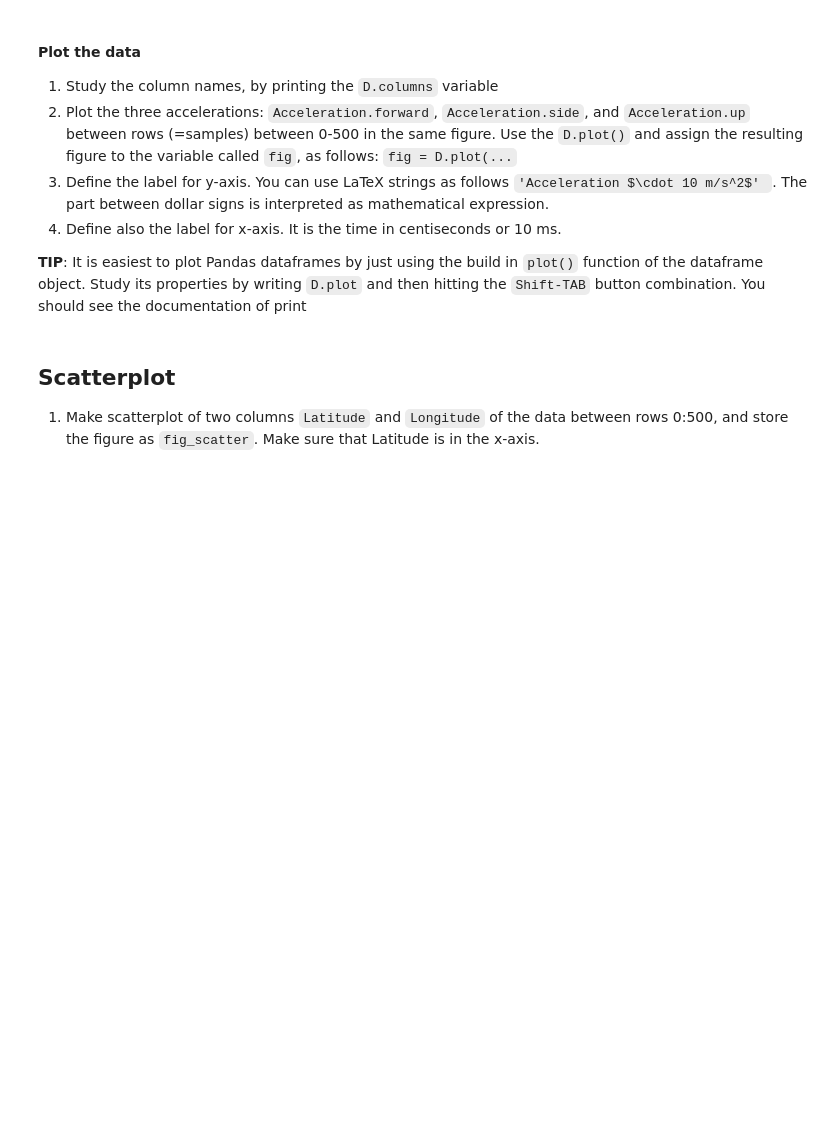
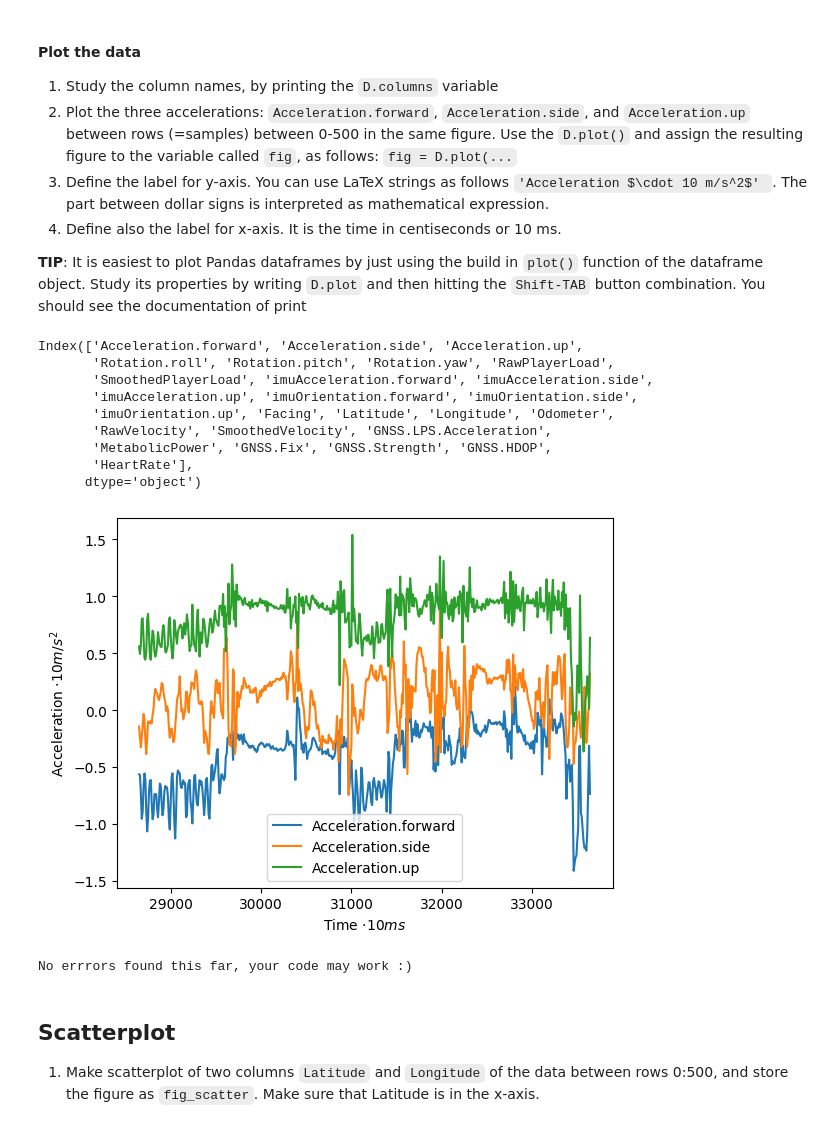
Before and after one commit to Hassan-Yousefi-Halvaei/Python-Codes, a Jupyter notebook: Exercises/Exercise2/Positioning_data.ipynb, the cells around one changed output. Cells and saved outputs as stored; diff of their text form; code cells hidden in the pictures; blank space fills up the shorter version.

```diff
--- a/Exercises/Exercise2/Positioning_data.ipynb
+++ b/Exercises/Exercise2/Positioning_data.ipynb
@@ -139,0 +138,10 @@ raise NotImplementedError()
+# %%
+# YOUR CODE HERE
+
+D_all.describe()                                                                          # Showing the statistics summary of the data
+print(f'Values in each column are: \n\n {D_all.count()}\n\n')                             # Showing how many values are in each column
+nL = D_all['Longitude'].count()                                                           # Assigning the number of values in Longitude column to variable nl
+print(f'The number of rows having data in Longitude column is\n {nL}\n\n')
+D = D_all.dropna(subset=['Longitude'])                                                    # Dropping the rows with missing data in Longitude column
+print(f'The information of D dataset after dropping rows with missing data is: \n ')      # Showing the number of rows and columns
+print(D.info())                                                                           # Showing the all information about the data
@@ -159,3 +184,19 @@ raise NotImplementedError()
+# %%
+# YOUR CODE HERE
+
+print(D.columns)                           # Showing the column names
+fig = D[['Acceleration.forward','Acceleration.side', 'Acceleration.up']].iloc[0:500,:].plot(xlabel='Time $\cdot 10 ms$', ylabel='Acceleration $\cdot 10 m/s^2$')
+# %% [output]
+Index(['Acceleration.forward', 'Acceleration.side', 'Acceleration.up',
+       'Rotation.roll', 'Rotation.pitch', 'Rotation.yaw', 'RawPlayerLoad',
+       'SmoothedPlayerLoad', 'imuAcceleration.forward', 'imuAcceleration.side',
+       'imuAcceleration.up', 'imuOrientation.forward', 'imuOrientation.side',
+       'imuOrientation.up', 'Facing', 'Latitude', 'Longitude', 'Odometer',
+       'RawVelocity', 'SmoothedVelocity', 'GNSS.LPS.Acceleration',
+       'MetabolicPower', 'GNSS.Fix', 'GNSS.Strength', 'GNSS.HDOP',
+       'HeartRate'],
+      dtype='object')
+[figure, added]
 # %%
 errorfound=False
 Ncorrect=0
@@ -176,6 +217,8 @@ else:
         errorfound=True
 if not errorfound:
     print("No errrors found this far, your code may work :)")
+# %% [output]
+No errrors found this far, your code may work :)
 # %% [markdown]
 ## Scatterplot
 1. Make scatterplot of two columns `Latitude` and `Longitude` of the data between rows 0:500, and store the figure as `fig_scatter`. Make sure that Latitude is in the x-axis.
```
Also changed, not shown: parts of 6 cells of this notebook.
